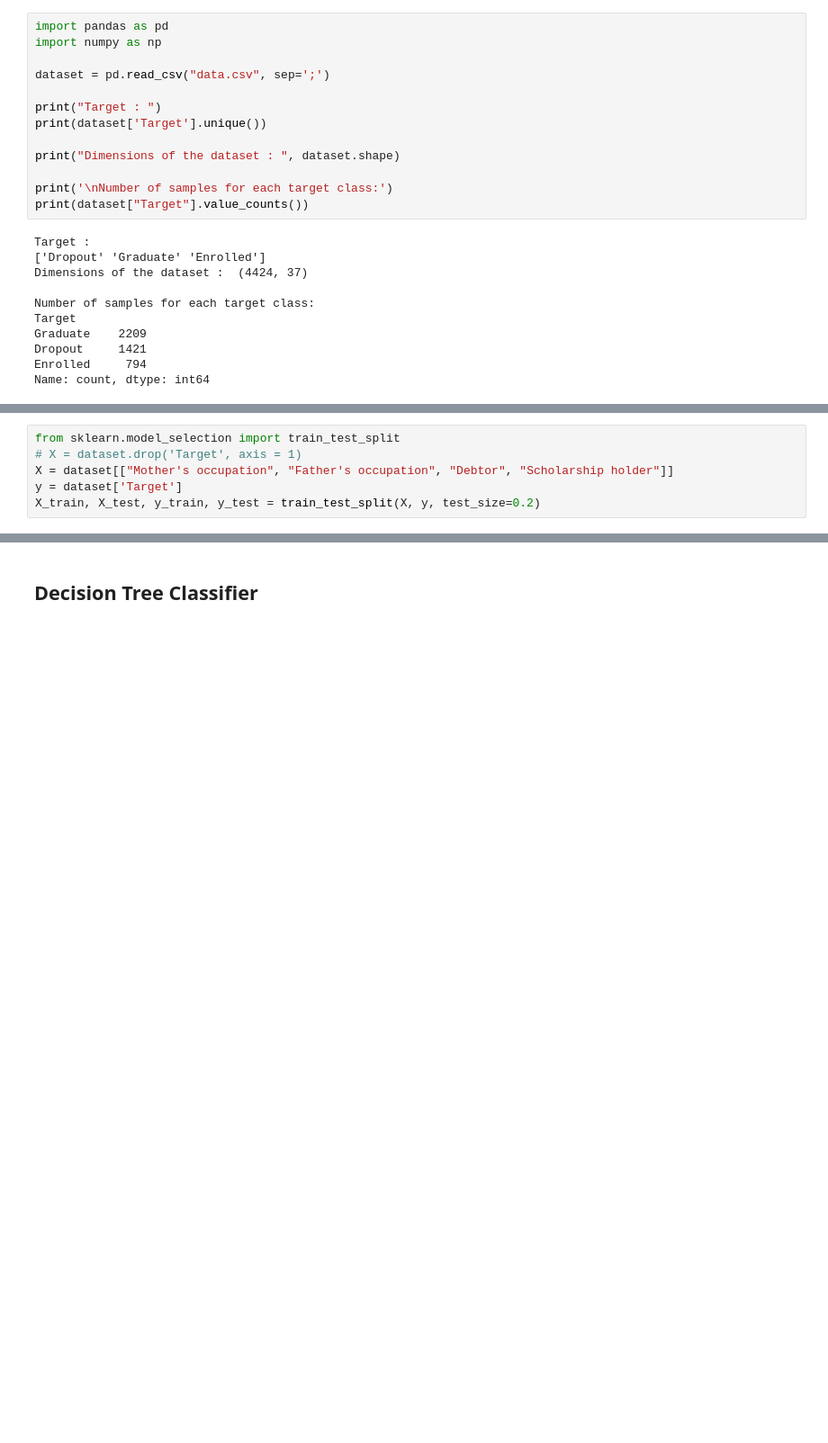
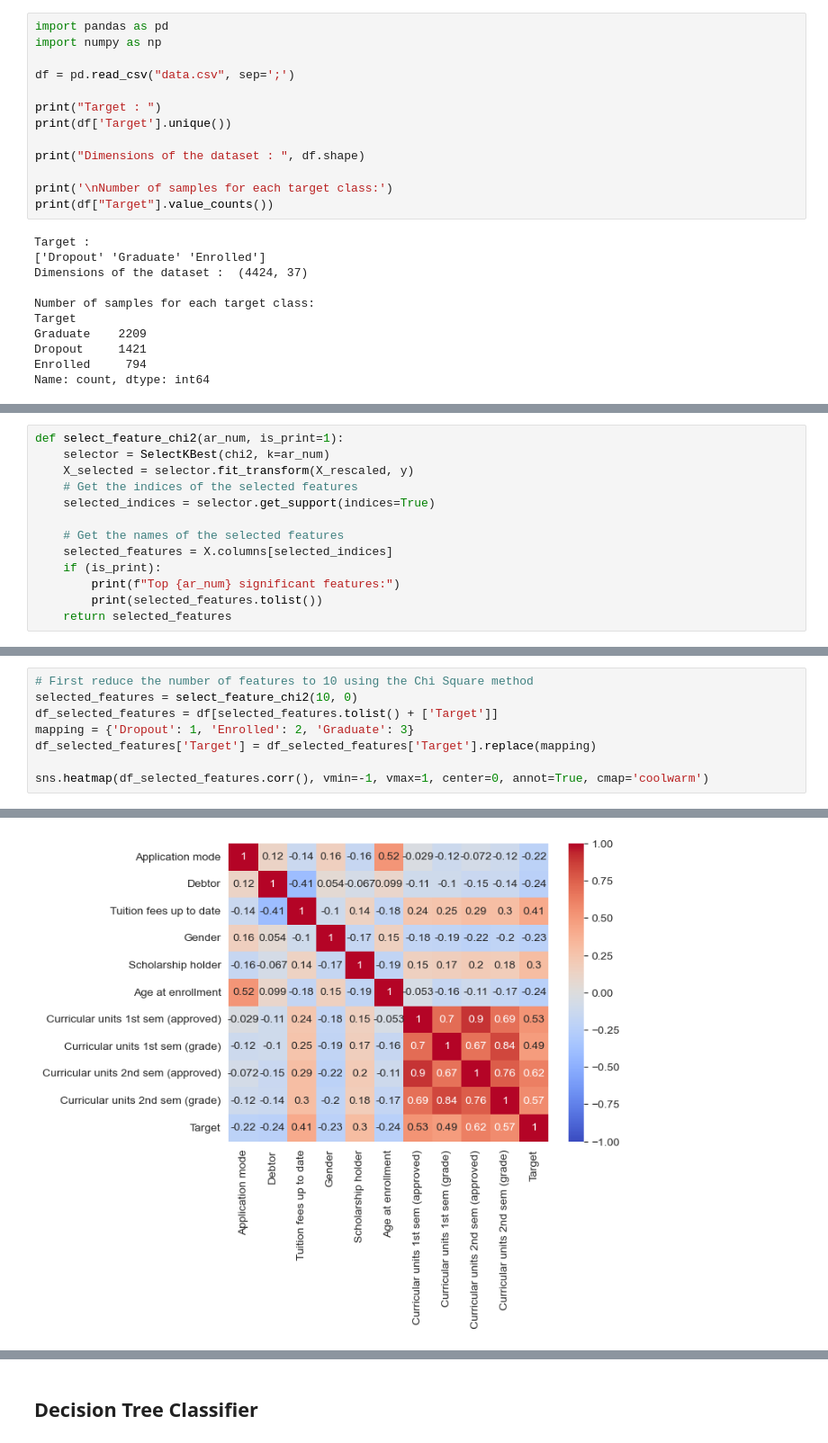
Before and after one commit to ryanh888/ECS171_FinalProject, a Jupyter notebook: final_project.ipynb, the cells around one changed output, grey strips where cells are left out. Shown: that part at 90% size. Drawn from its saved outputs; the diff is of its cells as text; blank space fills up the shorter version.

Commit message:
Update to match branch 'drop_features'

```diff
--- a/final_project.ipynb
+++ b/final_project.ipynb
@@ -4,15 +34,15 @@
 import pandas as pd
 import numpy as np
 
-dataset = pd.read_csv("data.csv", sep=';')
+df = pd.read_csv("data.csv", sep=';')
 
 print("Target : ")
-print(dataset['Target'].unique())
+print(df['Target'].unique())
 
-print("Dimensions of the dataset : ", dataset.shape)
+print("Dimensions of the dataset : ", df.shape)
 
 print('\nNumber of samples for each target class:')
-print(dataset["Target"].value_counts())
+print(df["Target"].value_counts())
 # %% [output]
 Target :
 ['Dropout' 'Graduate' 'Enrolled']
@@ -72,6 +65,0 @@ display(predict_students_dropout_and_academic_success.variables)
-# %%
-from sklearn.model_selection import train_test_split
-# X = dataset.drop('Target', axis = 1)
-X = dataset[["Mother's occupation", "Father's occupation", "Debtor", "Scholarship holder"]]
-y = dataset['Target']
-X_train, X_test, y_train, y_test = train_test_split(X, y, test_size=0.2)
@@ -79,0 +68,13 @@ X_train, X_test, y_train, y_test = train_test_split(X, y, test_size=0.2)
+# %%
+def select_feature_chi2(ar_num, is_print=1):
+    selector = SelectKBest(chi2, k=ar_num)
+    X_selected = selector.fit_transform(X_rescaled, y)
+    # Get the indices of the selected features
+    selected_indices = selector.get_support(indices=True)
+
+    # Get the names of the selected features
+    selected_features = X.columns[selected_indices]
+    if (is_print):
+        print(f"Top {ar_num} significant features:")
+        print(selected_features.tolist())
+    return selected_features
@@ -79,0 +83,9 @@ X_train, X_test, y_train, y_test = train_test_split(X, y, test_size=0.2)
+# %%
+# First reduce the number of features to 10 using the Chi Square method
+selected_features = select_feature_chi2(10, 0)
+df_selected_features = df[selected_features.tolist() + ['Target']]
+mapping = {'Dropout': 1, 'Enrolled': 2, 'Graduate': 3}
+df_selected_features['Target'] = df_selected_features['Target'].replace(mapping)
+
+sns.heatmap(df_selected_features.corr(), vmin=-1, vmax=1, center=0, annot=True, cmap='coolwarm')
+# %% [output]
@@ -79,0 +98 @@ X_train, X_test, y_train, y_test = train_test_split(X, y, test_size=0.2)
+[figure, added]
```
Also changed, not shown: parts of 54 cells of this notebook.
